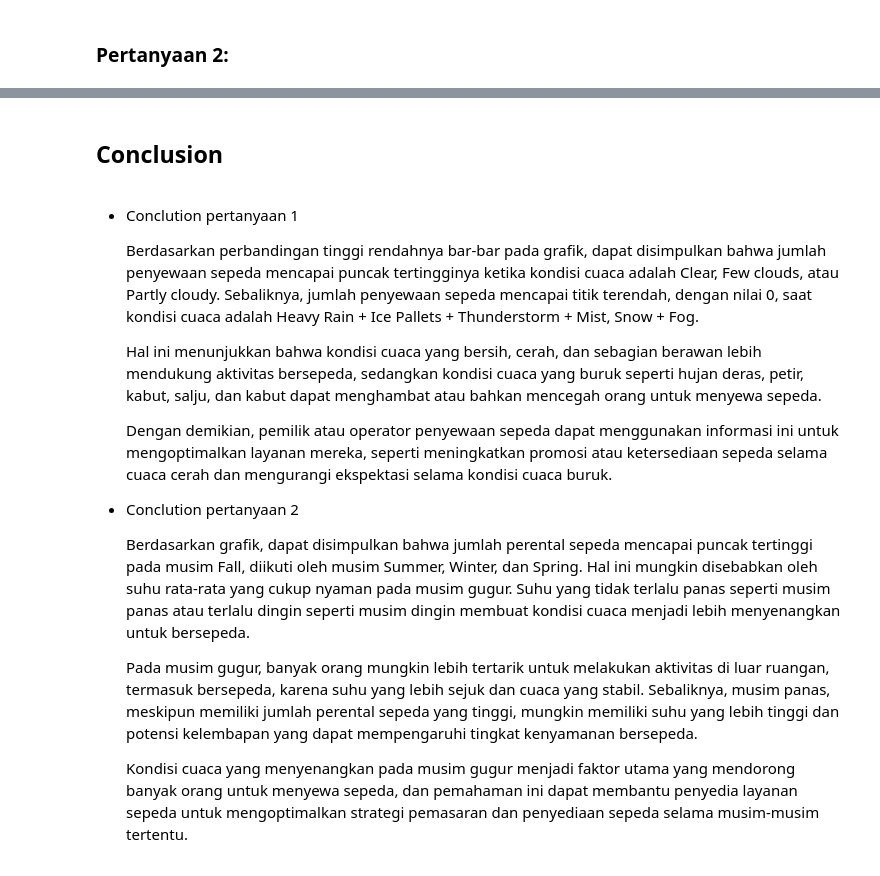
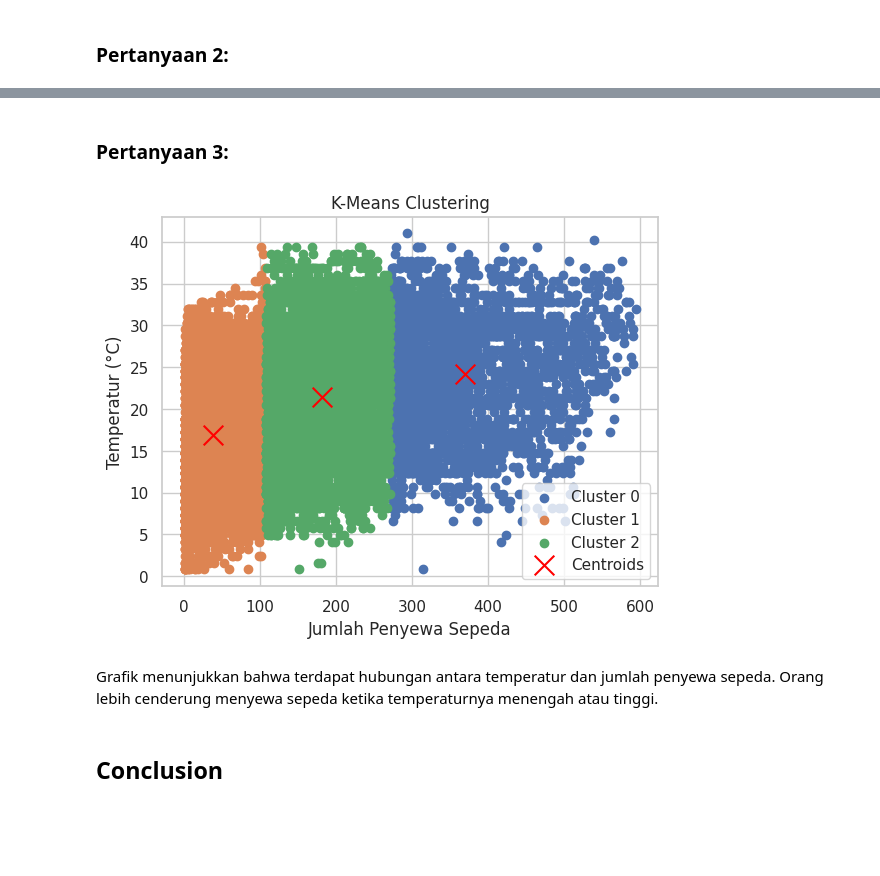
Before and after one commit to Safiqq/dicoding-streamlit, a Jupyter notebook: notebook.ipynb, the cells around one changed output, grey strips where cells are left out. Saved outputs shown, nothing was run; the diff lists cells and outputs as text; code cells hidden in the pictures; blank space fills up the shorter version.

```diff
--- a/notebook.ipynb
+++ b/notebook.ipynb
@@ -248,18 +376,46 @@ Dari grafik tersebut terlihat bahwa jumlah perental sepeda mencapai puncak terti
+# %% [markdown]
+### Pertanyaan 3:
+# %%
+# Denormalize the temperature value
+hour_df_filtered['temp'] *= 41
+
+# Load only the necessary columns
+columns_to_load = ['cnt', 'temp']
+
+# Select the number of clusters (k)
+k = 3
+
+# Select random initial centroids
+centroids = hour_df_filtered[columns_to_load].sample(n=k, random_state=42).values
+
+# Perform k-means clustering
+for _ in range(10):  # Number of iterations
+    # Calculate distances to centroids
+    distances = np.vstack([np.linalg.norm(hour_df_filtered[columns_to_load].values - centroid, axis=1) for centroid in centroids])
+
+    # Assign each point to the closest centroid
+    labels = np.argmin(distances, axis=0)
+
+    # Update centroids
+    centroids = np.array([hour_df_filtered[columns_to_load][labels == i].mean(axis=0) for i in range(k)])
+
+# Add cluster labels to the DataFrame
+hour_df_filtered['cluster'] = labels
+
+# Visualize the clusters
+for cluster in range(k):
+    cluster_data = hour_df_filtered[hour_df_filtered['cluster'] == cluster]
+    plt.scatter(cluster_data['cnt'], cluster_data['temp'], label=f'Cluster {cluster}')
+
+plt.scatter(centroids[:, 0], centroids[:, 1], marker='x', color='red', s=200, label='Centroids')  # Adjust indices for temp and hum
+plt.xlabel('Jumlah Penyewa Sepeda')
+plt.ylabel('Temperatur (°C)')
+plt.title('K-Means Clustering')
+plt.legend()
+plt.show()
+# %% [output]
+[figure, added]
+# %% [markdown]
+Grafik menunjukkan bahwa terdapat hubungan antara temperatur dan jumlah penyewa sepeda. Orang lebih cenderung menyewa sepeda ketika temperaturnya menengah atau tinggi.
 # %% [markdown]
 ## Conclusion
-# %% [markdown]
-- Conclution pertanyaan 1
-
-  Berdasarkan perbandingan tinggi rendahnya bar-bar pada grafik, dapat disimpulkan bahwa jumlah penyewaan sepeda mencapai puncak tertingginya ketika kondisi cuaca adalah Clear, Few clouds, atau Partly cloudy. Sebaliknya, jumlah penyewaan sepeda mencapai titik terendah, dengan nilai 0, saat kondisi cuaca adalah Heavy Rain + Ice Pallets + Thunderstorm + Mist, Snow + Fog.
-
-  Hal ini menunjukkan bahwa kondisi cuaca yang bersih, cerah, dan sebagian berawan lebih mendukung aktivitas bersepeda, sedangkan kondisi cuaca yang buruk seperti hujan deras, petir, kabut, salju, dan kabut dapat menghambat atau bahkan mencegah orang untuk menyewa sepeda.
-
-  Dengan demikian, pemilik atau operator penyewaan sepeda dapat menggunakan informasi ini untuk mengoptimalkan layanan mereka, seperti meningkatkan promosi atau ketersediaan sepeda selama cuaca cerah dan mengurangi ekspektasi selama kondisi cuaca buruk.
-
-- Conclution pertanyaan 2
-
-  Berdasarkan grafik, dapat disimpulkan bahwa jumlah perental sepeda mencapai puncak tertinggi pada musim Fall, diikuti oleh musim Summer, Winter, dan Spring. Hal ini mungkin disebabkan oleh suhu rata-rata yang cukup nyaman pada musim gugur. Suhu yang tidak terlalu panas seperti musim panas atau terlalu dingin seperti musim dingin membuat kondisi cuaca menjadi lebih menyenangkan untuk bersepeda.
-
-  Pada musim gugur, banyak orang mungkin lebih tertarik untuk melakukan aktivitas di luar ruangan, termasuk bersepeda, karena suhu yang lebih sejuk dan cuaca yang stabil. Sebaliknya, musim panas, meskipun memiliki jumlah perental sepeda yang tinggi, mungkin memiliki suhu yang lebih tinggi dan potensi kelembapan yang dapat mempengaruhi tingkat kenyamanan bersepeda.
-
-  Kondisi cuaca yang menyenangkan pada musim gugur menjadi faktor utama yang mendorong banyak orang untuk menyewa sepeda, dan pemahaman ini dapat membantu penyedia layanan sepeda untuk mengoptimalkan strategi pemasaran dan penyediaan sepeda selama musim-musim tertentu.
```
Also changed, not shown: parts of 22 cells of this notebook.
